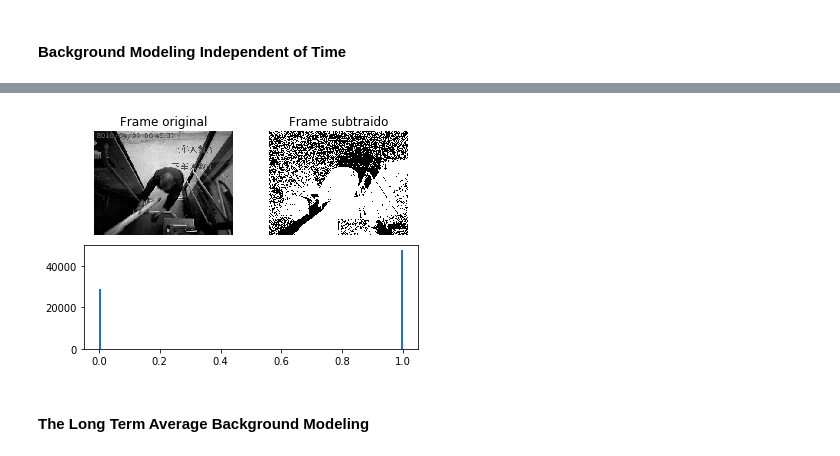
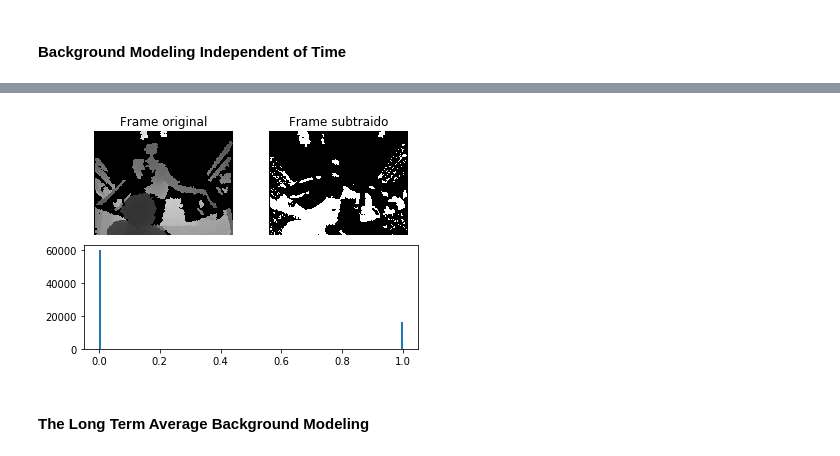
Before and after one commit to grupo9ia898/scap, a Jupyter notebook: scap.ipynb, the cells around one changed output, grey strips where cells are left out. Drawn from its saved outputs; the diff is of its cells as text; code cells hidden in the pictures.

Commit message:
Adiciona análises e threshold por Otsu.
Signed-off-by: Ronaldo Nunez <ronaldo.viera@gmail.com>

```diff
--- a/scap.ipynb
+++ b/scap.ipynb
@@ -66,3 +65,7 @@ v = pims.Video('../dataset/25_20160407_front/normal/crowd/2016_04_07_06_49_39Fro
+# %%
+v = pims.Video('../dataset/25_20160407_back/noisy/uncrowd/2016_04_07_09_09_57BackDepth.avi')
+
+v_array = np.array(v)
 # %% [markdown]
 Algumas informações sobre o vídeo aberto:
 # %%
@@ -97,7 +99,5 @@ I.shape
 # %% [markdown]
 #### Background Modeling Independent of Time
-# %%
-tao = 0.98  # Threshold
 # %%
 def fgmask_BMIT(video, tao):
     B_BMIT = video[0] # background model
@@ -110,3 +110,7 @@ def fgmask_BMIT(video, tao):
     F_BMIT[F_BMIT < tao] = 0
 
     return F_BMIT
+# %%
+tao_BMIT = 0.98  # Threshold
+F_BMIT = fgmask_BMIT(I, tao_BMIT)
+frame_analysis(I[47], F_BMIT[47])
@@ -113,8 +119,22 @@ def fgmask_BMIT(video, tao):
+# %%
+def fgmask_BMIT_otsu(video):
+    B_BMIT = video[0] # background model
+    D_BMIT = np.abs(video - B_BMIT) # background subtraction
+
+    # foreground mask
+
+    F_BMIT = D_BMIT.copy()
+    F_BMIT = F_BMIT / F_BMIT.max()
+    tao = filters.threshold_otsu(F_BMIT)
+    F_BMIT[F_BMIT >= tao] = 1.0
+    F_BMIT[F_BMIT < tao] = 0
+
+    return F_BMIT
 # %%
-F_BMIT = fgmask_BMIT(I, 0.98)
+F_BMIT = fgmask_BMIT_otsu(I)
 frame_analysis(I[47], F_BMIT[47])
 # %% [output]
-[figure, old version]
+[figure, new version]
 # %% [markdown]
 ####  The Long Term Average Background Modeling
 # %%
```
Also changed, not shown: parts of 31 cells of this notebook.
